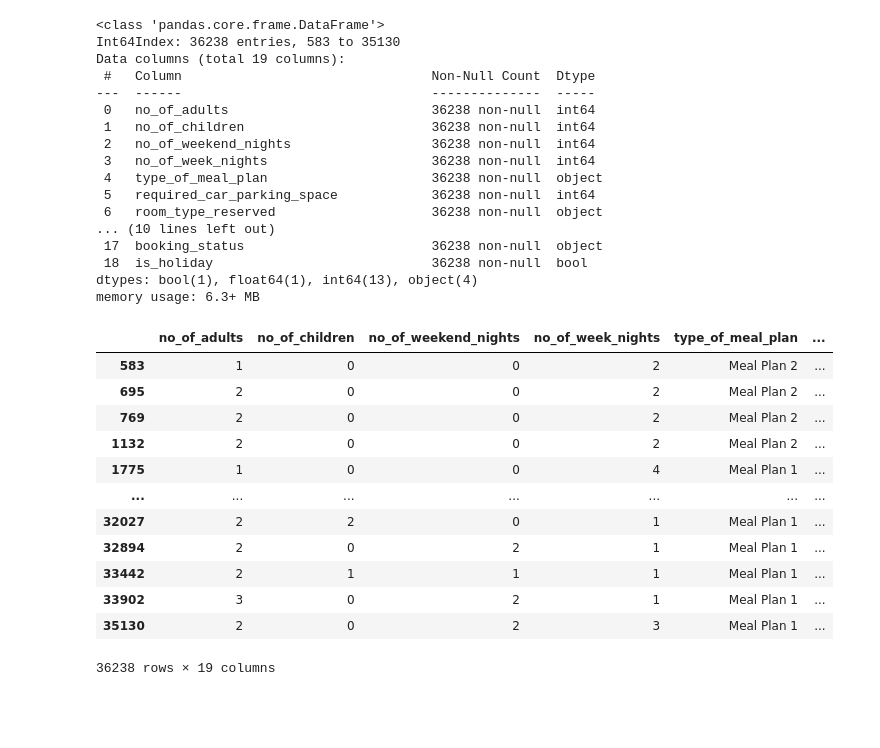
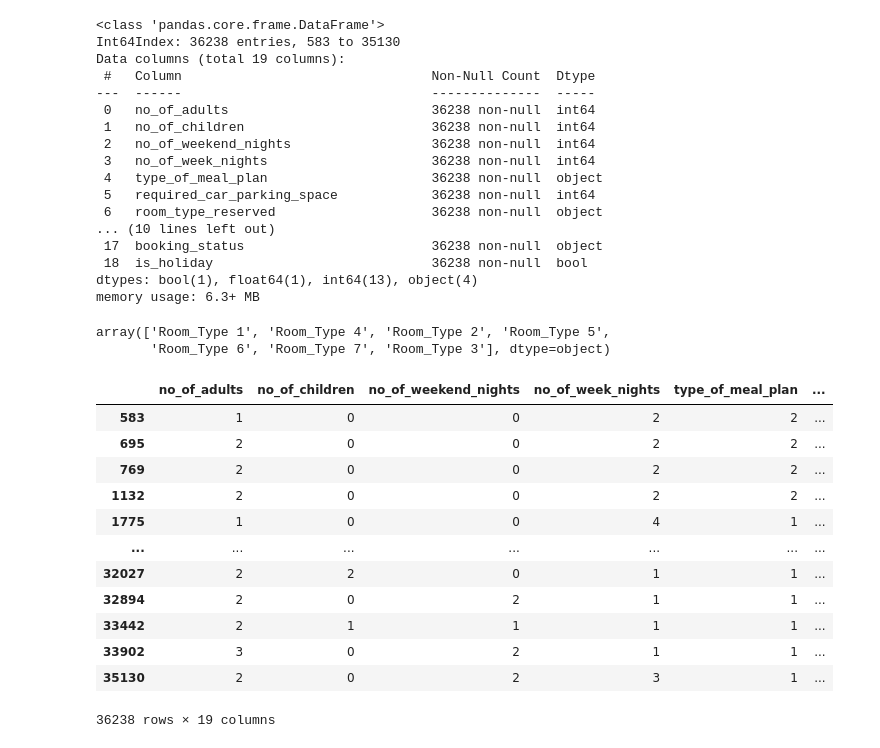
Before and after one commit to snairvasudev/Case-Study-CE880, a Jupyter notebook: CE880-Resit-March_Code.ipynb, the cells around one changed output. Drawn from its saved outputs; the diff is of its cells as text; code cells hidden in the pictures; blank space fills up the shorter version.

```diff
--- a/CE880-Resit-March_Code.ipynb
+++ b/CE880-Resit-March_Code.ipynb
@@ -488,4 +488,7 @@ memory usage: 6.3+ MB
 # %%
 train_data['avg_price_per_room'] = train_data['avg_price_per_room'].astype('int64')
 # %%
-from sklearn.compose import ColumnTransformer
+train_data.room_type_reserved.unique()
+# %% [output]
+array(['Room_Type 1', 'Room_Type 4', 'Room_Type 2', 'Room_Type 5',
+       'Room_Type 6', 'Room_Type 7', 'Room_Type 3'], dtype=object)
@@ -494,18 +495,21 @@ from sklearn.preprocessing import OneHotEncoder
 # %%
-train_data =train_data.replace({"booking_status":{"Canceled":1,"Not_Canceled":0},"is_holiday":{False:0, True:1}})
+train_data =train_data.replace({"type_of_meal_plan": {"Not Selected":0,"Meal Plan 1": 1, "Meal Plan 2": 2, "Meal Plan 3" : 3, "Meal Plan 4": 4, "Meal Plan 5" : 5, "Meal Plan 6" : 6, "Meal Plan 7" : 7},"market_segment": {"Offline": 0, "Online": 1, "Corporate": 2, "Aviation": 3, "Complementary": 4},"room_type_reserved":{'Room_Type 1': 1, 'Room_Type 2': 2, 'Room_Type 3': 3, 'Room_Type 4': 4,
+       'Room_Type 5': 5, 'Room_Type 6': 6, 'Room_Type 7': 7}, "booking_status":{"Canceled":1,"Not_Canceled":0},"is_holiday":{False:0, True:1}})
 # %%
-train_data.rename(columns = {'booking_status': 'target'})
+train_data = train_data.rename(columns = {'booking_status': 'target'})
-# %% [output]
-|  | no_of_adults | no_of_children | no_of_weekend_nights | no_of_week_nights | type_of_meal_plan | ... |
-| 583 | 1 | 0 | 0 | 2 | Meal Plan 2 | ... |
-| 695 | 2 | 0 | 0 | 2 | Meal Plan 2 | ... |
-| 769 | 2 | 0 | 0 | 2 | Meal Plan 2 | ... |
-| 1132 | 2 | 0 | 0 | 2 | Meal Plan 2 | ... |
-| 1775 | 1 | 0 | 0 | 4 | Meal Plan 1 | ... |
-| ... | ... | ... | ... | ... | ... | ... |
-| 32027 | 2 | 2 | 0 | 1 | Meal Plan 1 | ... |
-| 32894 | 2 | 0 | 2 | 1 | Meal Plan 1 | ... |
-| 33442 | 2 | 1 | 1 | 1 | Meal Plan 1 | ... |
-| 33902 | 3 | 0 | 2 | 1 | Meal Plan 1 | ... |
-| 35130 | 2 | 0 | 2 | 3 | Meal Plan 1 | ... |
-36238 rows × 19 columns
+# %%
+train_data
+# %% [output]
+|  | no_of_adults | no_of_children | no_of_weekend_nights | no_of_week_nights | type_of_meal_plan | ... |
+| 583 | 1 | 0 | 0 | 2 | 2 | ... |
+| 695 | 2 | 0 | 0 | 2 | 2 | ... |
+| 769 | 2 | 0 | 0 | 2 | 2 | ... |
+| 1132 | 2 | 0 | 0 | 2 | 2 | ... |
+| 1775 | 1 | 0 | 0 | 4 | 1 | ... |
+| ... | ... | ... | ... | ... | ... | ... |
+| 32027 | 2 | 2 | 0 | 1 | 1 | ... |
+| 32894 | 2 | 0 | 2 | 1 | 1 | ... |
+| 33442 | 2 | 1 | 1 | 1 | 1 | ... |
+| 33902 | 3 | 0 | 2 | 1 | 1 | ... |
+| 35130 | 2 | 0 | 2 | 3 | 1 | ... |
+36238 rows × 19 columns
```
Also changed, not shown: parts of 17 cells of this notebook.
